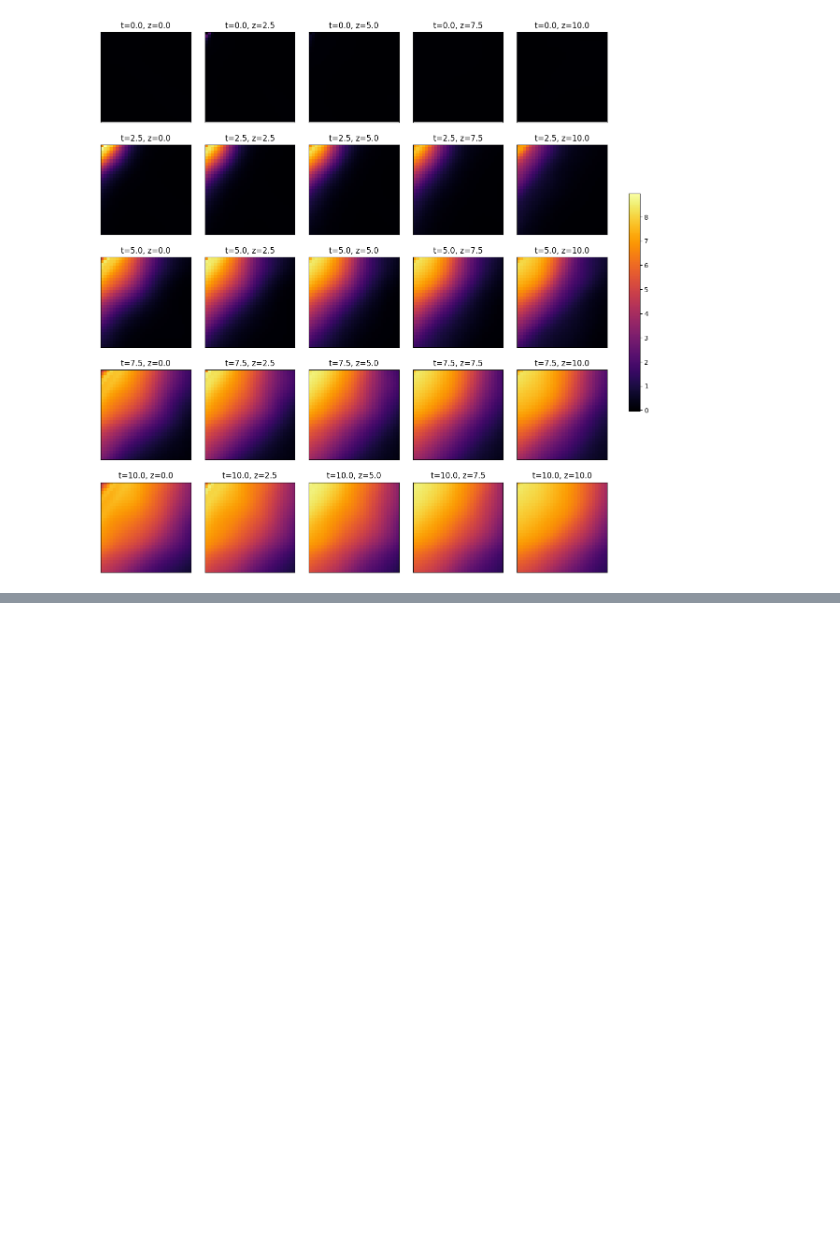
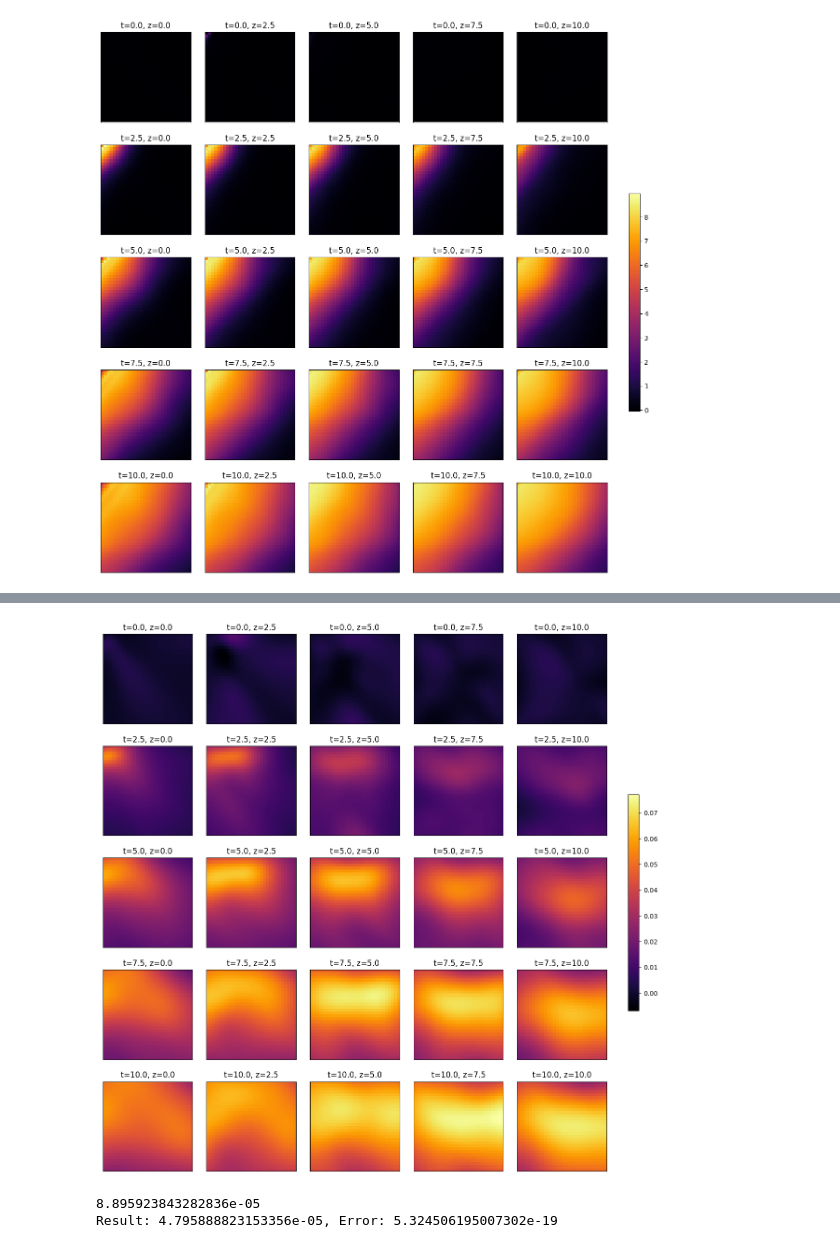
Before and after one commit to andrewholmberg/methane_pinns_practice, a Jupyter notebook: 20240820_methane_pinn.ipynb, the cells around one changed output, grey strips where cells are left out. Drawn from its saved outputs; the diff is of its cells as text; code cells hidden in the pictures; blank space fills up the shorter version.

```diff
--- a/20240820_methane_pinn.ipynb
+++ b/20240820_methane_pinn.ipynb
@@ -268,0 +524,43 @@ plt.show()
+# %%
+import numpy as np
+import matplotlib.pyplot as plt
+from matplotlib.patches import Circle
+
+
+length = len(x1)
+width = len(x4)
+# Create a grid of subplots (4 rows x 5 columns)
+fig, axs = plt.subplots(length, width, figsize=(15,15))
+
+# Simulated example data (replace this with your actual data)
+for i, ax in enumerate(axs.flat):
+    j = i // width
+    i = i % width
+    data = U[i][j]
+    im = ax.imshow(data, cmap='inferno', interpolation='nearest', vmin=global_min, vmax=global_max)
+
+    # Remove axis labels
+    ax.set_xticks([])
+    ax.set_yticks([])
+
+    # Add a time label at the top of each column
+
+    ax.set_title(f't={round(x1[j],2)}, z={round(x4[i],2)}')
+
+# Adjust spacing between subplots
+plt.subplots_adjust(wspace=0.1, hspace=.25)
+fig.colorbar(im, ax=axs, orientation='vertical', fraction=0.02, pad=0.04)
+# Show the plot
+plt.show()
+# %% [output]
+[figure, added]
+# %%
+from scipy.integrate import quad
+
+integral_helper = lambda x, y, z : lambda t : (actual(t,x,y,z))
+print(integral_helper(1,1,1)(1))
+result, error = quad(integral_helper(1,1,1), 0, 1)
+print(f"Result: {result}, Error: {error}")
+# %% [output]
+8.895923843282836e-05
+Result: 4.795888823153356e-05, Error: 5.324506195007302e-19
```
Also changed, not shown: parts of 6 cells of this notebook.
